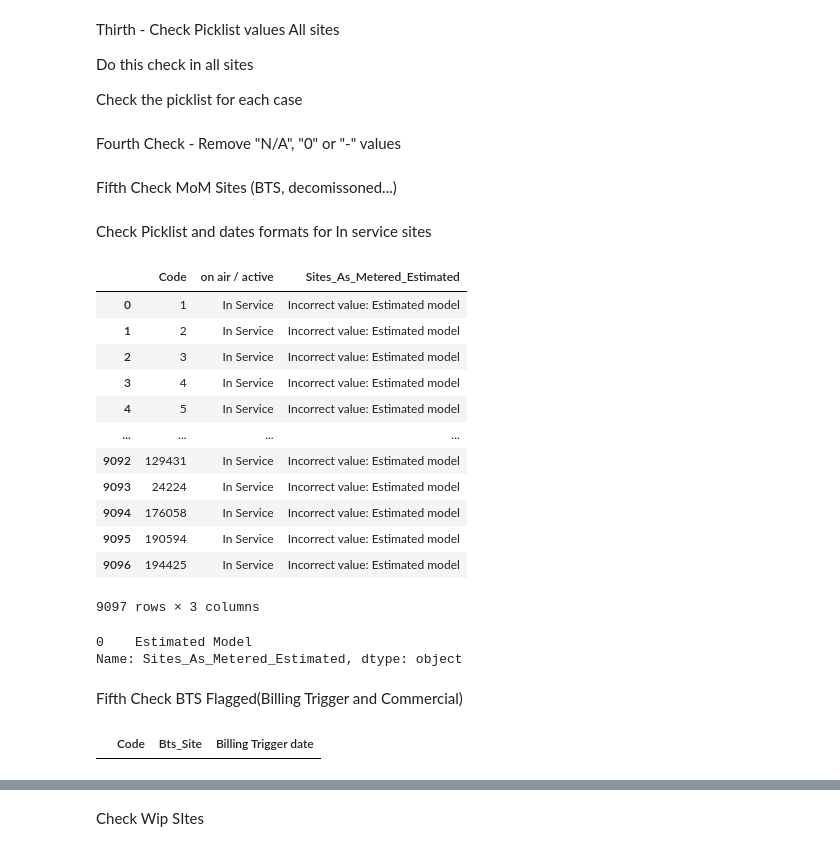
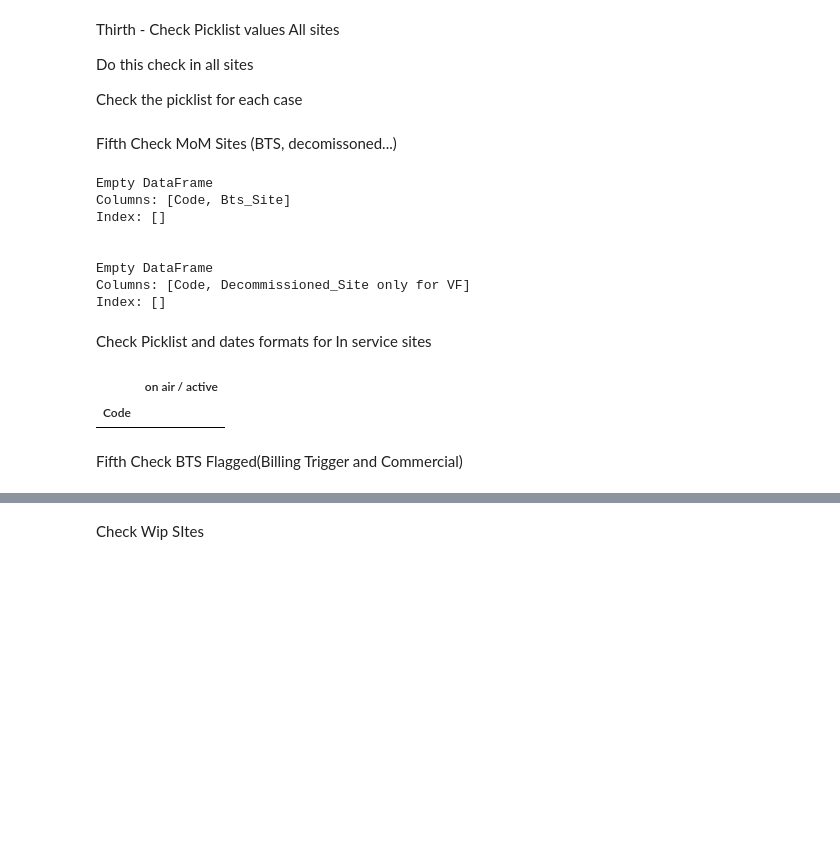
Before and after one commit to emerenan/xlsx_validation, a Jupyter notebook: es_validation.ipynb, the cells around one changed output, grey strips where cells are left out. Cells and saved outputs as stored; diff of their text form; code cells hidden in the pictures; blank space fills up the shorter version.

Commit message:
separate function in each cel and fit log errors

```diff
--- a/es_validation.ipynb
+++ b/es_validation.ipynb
@@ -1303,12 +492,20 @@ df_general_pick
-# %% [markdown]
-Fourth Check - Remove "N/A", "0" or "-" values
-# %%
-towerdb = replace_values(towerdb, col_order, value="")
-actives = replace_values(actives, col_order, value="")
 # %% [markdown]
 Fifth Check MoM Sites (BTS, decomissoned...)
 # %%
 """Falta Coluna de Flag Indicating BTS Site no twerdb recebido"""
+def check_mom_bts(df_tw, tw_index, tw_col, df_msa,msa_index, msa_col):
+
+    msa_bts = df_msa[df_msa[msa_col]=='Yes']
+    msa_bts_sites = [i for i in msa_bts[msa_index]]
+
+    tw_bts = df_tw[df_tw[tw_col]=='Yes']
+    tw_bts_sites = [i for i in tw_bts[tw_index]]
+
+    out_tower_bts = [i for i in msa_bts_sites if i not in tw_bts_sites]
+    filtered = tw_bts[tw_bts[tw_index].isin(out_tower_bts)]
+    return filtered[[tw_index, tw_col]]
+
+
 actives = towerdb[towerdb[tw_status]=='In Service']
 df_mom_bts = check_mom_bts(actives, tw_index, tw_bts, msa, msa_index, msa_bts)
 # No one error df_mom_bts
@@ -1316,6 +513,19 @@ df_mom_bts = check_mom_bts(actives, tw_index, tw_bts, msa, msa_index, msa_bts)
 decomiss = towerdb[towerdb[tw_status]=='Decommissioned']
 df_mom_decom = check_mom_bts(decomiss, tw_index, tw_decom, msa, msa_index, msa_decom)
 # No one error df_mom_decom
+
+print(df_mom_bts)
+print('\n')
+print(df_mom_decom)
+# %% [output]
+Empty DataFrame
+Columns: [Code, Bts_Site]
+Index: []
+
+
+Empty DataFrame
+Columns: [Code, Decommissioned_Site only for VF]
+Index: []
 # %% [markdown]
 Check Picklist and dates formats for In service sites
 # %%
@@ -1343,61 +553,44 @@ def check_picklist_v1(df,df_index,df_status, df_cols, picklist_dict):
 
     df_errors = pd.DataFrame(new_dic)
     df_errors = df_errors.replace('Ok!', np.nan)
+    df_errors[df_index] = df_picklist[df_index]
+    df_errors = df_errors.set_index(df_index)
+    df_errors = df_errors.dropna(how='all', axis=0)
     df_errors = df_errors.dropna(how='all', axis=1)
+    df_errors = df_errors.reset_index()
 
-    if not df_errors.empty:
-        #df = df[[df_index, df_status]]
-        #df_errors = pd.merge(df_errors,df, how='left', on=[df_index])
-        df_errors[df_index] = df_picklist[df_index]
-        df_errors[df_status] = df_picklist[df_status]
-        df_errors = df_errors.set_index(df_index)
-        df_errors = df_errors[[df_status]+ df_errors.columns[:-1].tolist()]
-        df_errors = df_errors.reset_index()
-        return df_errors
-    else:
-        print('\nNo one Picklist Error Founded!\n')
+    df = df[[df_index, df_status]]
+    df_errors = pd.merge(df_errors,df, how='left', on=[df_index])
+    df_errors = df_errors.set_index(df_index)
+    df_errors = df_errors[[df_status]+ df_errors.columns[:-1].tolist()]
+    #df_errors = df_errors.reset_index()
+    return df_errors
 
 picklis_dict = {
     'Categorization by Transmission Sys': ['Macro', 'Public DAS'],
     'Categorization by Site Type': ['DAS passive','GBT','RTT'],
     'Sites_As_Metered_Estimated': ['Estimated Model','Metered Model'],
     #'Infrastructure ready (existing)/ to be ready (new)': [''],
     'Indoor_Site_Any_Climate_Control': ['No','Yes; Indoor Air Conditioning','Yes; Indoor Air Conditioning and Free Air cooling / Free cooling units'],
     'Bts_Site': ['Yes', 'No'],
     'Strategic_Site': ['Yes', 'No'],
     'Strategic_Site_Bucket': ['Yes - first 460', ''],
     'Critical_Site': ['Yes', 'No'],
     'CriticalSite_Beyond_10': ['Within 10%','Non Critical'],
     'Wip_Site': ['Yes', 'No'],
     'Decommissioned_Site only for VF': ['Yes', 'No'],
     'First_Active_Sharing_Deployment_Type': ['']
 }
 
 pick_cols = ['Code','Categorization by Transmission Sys','Categorization by Site Type','Sites_As_Metered_Estimated',\
              'Indoor_Site_Any_Climate_Control','Bts_Site',\
              'Strategic_Site','Strategic_Site_Bucket','Critical_Site','CriticalSite_Beyond_10','Wip_Site',\
              'Decommissioned_Site only for VF','First_Active_Sharing_Deployment_Type' ]
 
 actives = towerdb[towerdb[tw_status]=='In Service']
 df_in_service_picklist = check_picklist_v1(actives, tw_index, tw_status, pick_cols, picklis_dict)
 df_in_service_picklist
 # No errors
 # %% [output]
-|  | Code | on air / active | Sites_As_Metered_Estimated |
-| 0 | 1 | In Service | Incorrect value: Estimated model |
-| 1 | 2 | In Service | Incorrect value: Estimated model |
-| 2 | 3 | In Service | Incorrect value: Estimated model |
-| 3 | 4 | In Service | Incorrect value: Estimated model |
-| 4 | 5 | In Service | Incorrect value: Estimated model |
-| ... | ... | ... | ... |
-| 9092 | 129431 | In Service | Incorrect value: Estimated model |
-| 9093 | 24224 | In Service | Incorrect value: Estimated model |
-| 9094 | 176058 | In Service | Incorrect value: Estimated model |
-| 9095 | 190594 | In Service | Incorrect value: Estimated model |
-| 9096 | 194425 | In Service | Incorrect value: Estimated model |
+|  | on air / active |
+| Code |  |
-9097 rows × 3 columns
-# %%
-towerdb[towerdb[tw_index]==1]['Sites_As_Metered_Estimated']
-# %% [output]
-0    Estimated Model
-Name: Sites_As_Metered_Estimated, dtype: object
@@ -1488,10 +676,3 @@ df_in_service_dates = check_date_columns(actives, tw_index, tw_status, in_servic
 # tem errors em df_in_service_dates sites ativos
 # %% [markdown]
 Fifth Check BTS Flagged(Billing Trigger and Commercial)
-# %%
-status = 'Yes'
-df_bts_flagged = check_tw_bill_doer(towerdb, tw_index,tw_bill, tw_bts, status, 'bill')
-df_bts_flagged
-#No errors
-# %% [output]
-|  | Code | Bts_Site | Billing Trigger date |
```
Also changed, not shown: parts of 60 cells of this notebook.
